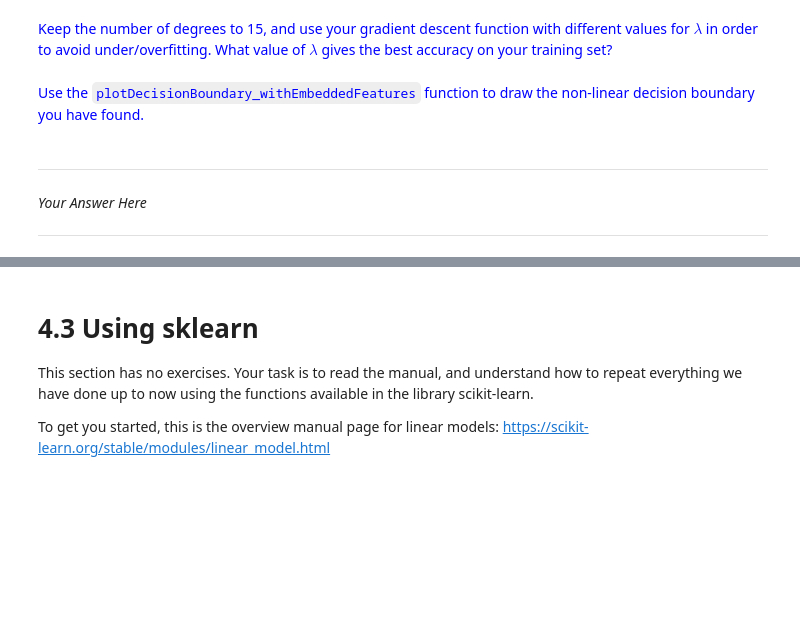
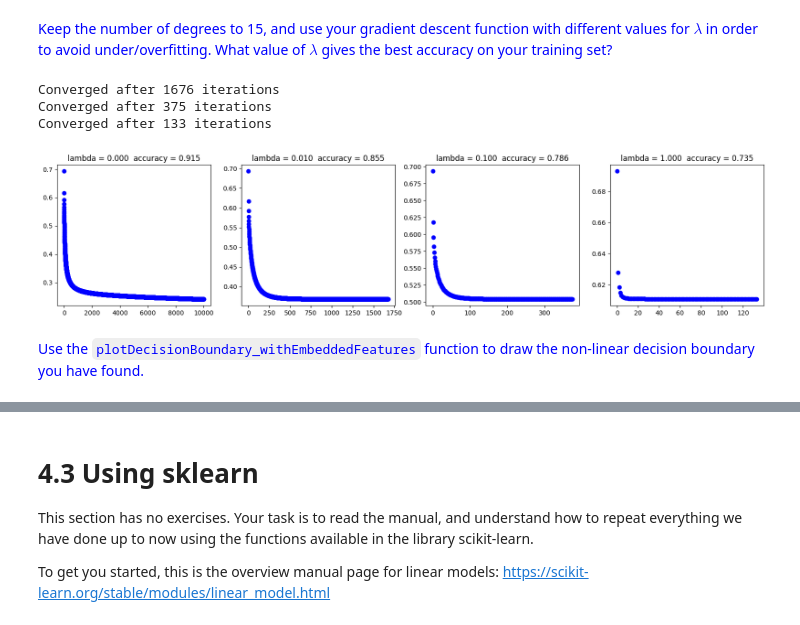
Before and after one commit to Pikurrot/ml-problems-uab, a Jupyter notebook: Session 4 - Regularisation/P4_Regularisation.ipynb, the cells around one changed output, grey strips where cells are left out. Saved outputs shown, nothing was run; the diff lists cells and outputs as text; code cells hidden in the pictures; blank space fills up the shorter version.

```diff
--- a/Session 4 - Regularisation/P4_Regularisation.ipynb
+++ b/Session 4 - Regularisation/P4_Regularisation.ipynb
@@ -294,2 +369,27 @@ def plotDecisionBoundary_withEmbeddedFeatures(X, y, w, degrees, means, sigmas):
+# %%
+# YOUR CODE HERE
+
+lambda_range = [0, 0.01, 0.1, 1]
+deg = 15
+weights = []
+
+fig, ax = plt.subplots(1, len(lambda_range), figsize = (20,4))
+
+for lam, axis in zip(lambda_range, ax):
+	x_norm, means, stds = mapFeatureAndNormalise_AllQuadTerms(X[:,0], X[:,1], degree = deg) # Generate features up to the corresponding degree
+
+	w, J = GradientDescent_logistic_reg(x_norm, y, alpha = 0.1, max_iterations=10000, lam=lam, epsilon=1e-7) # run our Gradient Descent
+	accuracy = np.sum(classifyVector(x_norm, w) == y) / len(y)
+	weights.append(w)
+
+	# plot J
+	axis.plot(np.arange(len(J)), J, 'bo', label='Cost')
+
+	axis.set_title(f'lambda = {lam:.3f}  accuracy = {accuracy:.3f}')
+# %% [output]
+Converged after 1676 iterations
+Converged after 375 iterations
+Converged after 133 iterations
+[figure, added]
 # %% [markdown]
 <font color=blue>Use the `plotDecisionBoundary_withEmbeddedFeatures` function to draw the non-linear decision boundary you have found.</font>
@@ -298,6 +395,0 @@ def plotDecisionBoundary_withEmbeddedFeatures(X, y, w, degrees, means, sigmas):
-# %% [markdown]
----
-
-*Your Answer Here*
-
----
```
Also changed, not shown: parts of 28 cells of this notebook.
